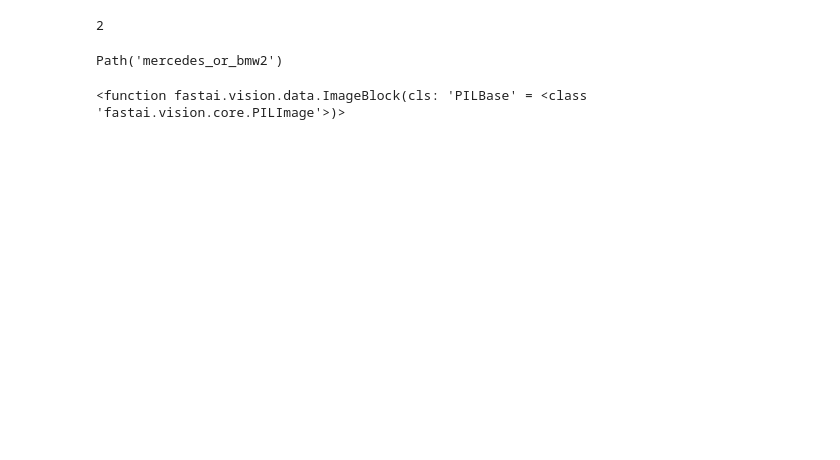
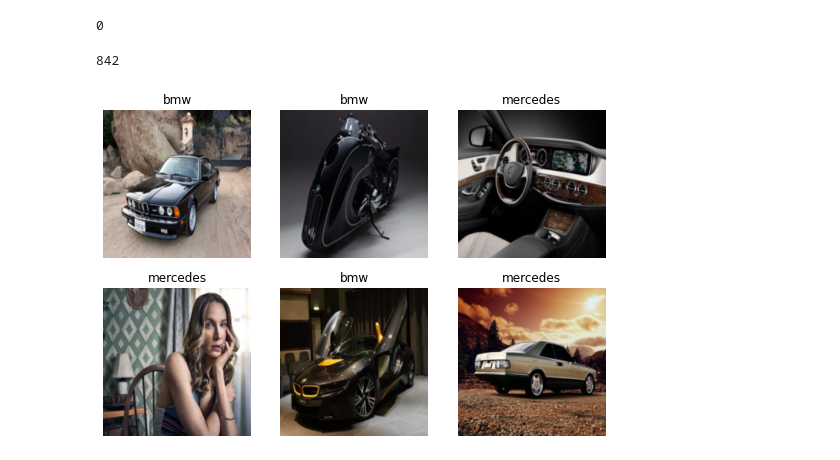
Before and after one commit to cvergnes/ai, a Jupyter notebook: fastai/lesson_1.ipynb, the cells around one changed output. Saved outputs shown, nothing was run; the diff lists cells and outputs as text; code cells hidden in the pictures; blank space fills up the shorter version.

```diff
--- a/fastai/lesson_1.ipynb
+++ b/fastai/lesson_1.ipynb
@@ -21,10 +18,13 @@ def search_images(term, max_size=200):
         time.sleep(1)
     return L(urls)[:max_size]
 # %%
+from fastai.vision.all import *
+
 search = 'bmw', 'mercedes'
-path = Path('mercedes_or_bmw2')
+path = Path('mercedes_or_bmw')
+path2 = Path('mercedes_or_bmw2')
 
 for term in search :
     (path/term).mkdir(parents=true, exist_ok=true)
     download_images(path/term, urls=search_images(f'{term} photo'))
-    resize_images(path/term, max_size=400)
+    resize_images(path/term, dest=path2/term, max_size=400)
@@ -52,21 +31,21 @@ Type:      function
 # %%
-failed = verify_images(get_image_files(path))
+failed = verify_images(get_image_files(path2))
 failed.map(Path.unlink)
 print(len(failed))
 # %% [output]
-2
+0
 # %%
-path
+ls mercedes_or_bmw2/bmw | wc -l
 # %% [output]
-Path('mercedes_or_bmw2')
+842
-# %%
-ImageBlock
-# %% [output]
-<function fastai.vision.data.ImageBlock(cls: 'PILBase' = <class 'fastai.vision.core.PILImage'>)>
 # %%
 dls = DataBlock(
     blocks = (ImageBlock, CategoryBlock),
     get_items = get_image_files,
     splitter = RandomSplitter(valid_pct=0.2, seed=42),
     get_y=parent_label,
-    item_tfms=[Resize(192, method='squish')]).dataloaders(path)
+    item_tfms=[Resize(192, method='squish')]).dataloaders(path2)
+# %%
+dls.show_batch(max_n=6)
+# %% [output]
+[figure, added]
```
Also changed, not shown: parts of 7 cells of this notebook, 1 other file.
